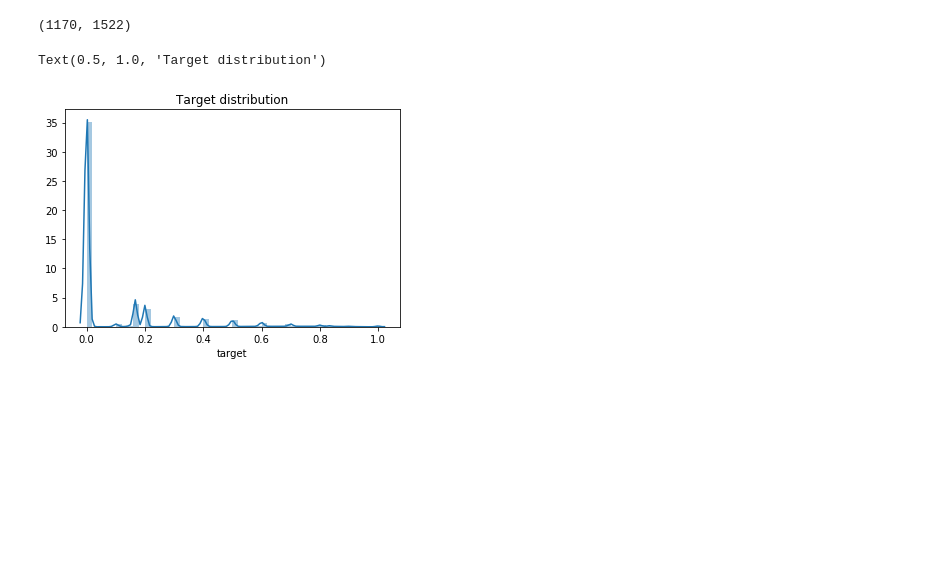
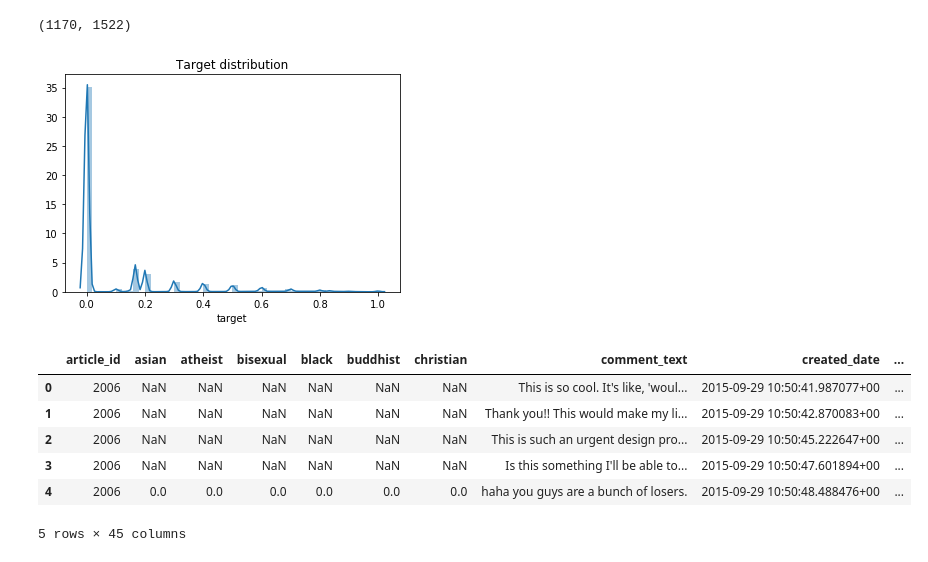
Before and after one commit to ajeyamk/jigsaw-nlp, a Jupyter notebook: jigsaw-nlp-ajeya.ipynb, the cells around one changed output. Cells and saved outputs as stored; diff of their text form; code cells hidden in the pictures; blank space fills up the shorter version.

```diff
--- a/jigsaw-nlp-ajeya.ipynb
+++ b/jigsaw-nlp-ajeya.ipynb
@@ -79,7 +74,6 @@ len(train_comments.intersection(test_comments)), len(test_data.loc[test_data['co
 (1170, 1522)
 # %%
 sns.distplot(train_data['target']).set_title('Target distribution')
-plt.shop
+plt.show()
 # %% [output]
-Text(0.5, 1.0, 'Target distribution')
 [figure]
@@ -85,0 +82,10 @@ Text(0.5, 1.0, 'Target distribution')
+# %%
+train_data.head()
+# %% [output]
+|  | article_id | asian | atheist | bisexual | black | buddhist | christian | comment_text | created_date | ... |
+| 0 | 2006 | NaN | NaN | NaN | NaN | NaN | NaN | This is so cool. It's like, 'woul... | 2015-09-29 10:50:41.987077+00 | ... |
+| 1 | 2006 | NaN | NaN | NaN | NaN | NaN | NaN | Thank you!! This would make my li... | 2015-09-29 10:50:42.870083+00 | ... |
+| 2 | 2006 | NaN | NaN | NaN | NaN | NaN | NaN | This is such an urgent design pro... | 2015-09-29 10:50:45.222647+00 | ... |
+| 3 | 2006 | NaN | NaN | NaN | NaN | NaN | NaN | Is this something I'll be able to... | 2015-09-29 10:50:47.601894+00 | ... |
+| 4 | 2006 | 0.0 | 0.0 | 0.0 | 0.0 | 0.0 | 0.0 | haha you guys are a bunch of losers. | 2015-09-29 10:50:48.488476+00 | ... |
+5 rows × 45 columns
```
Also changed, not shown: parts of 11 cells of this notebook.
